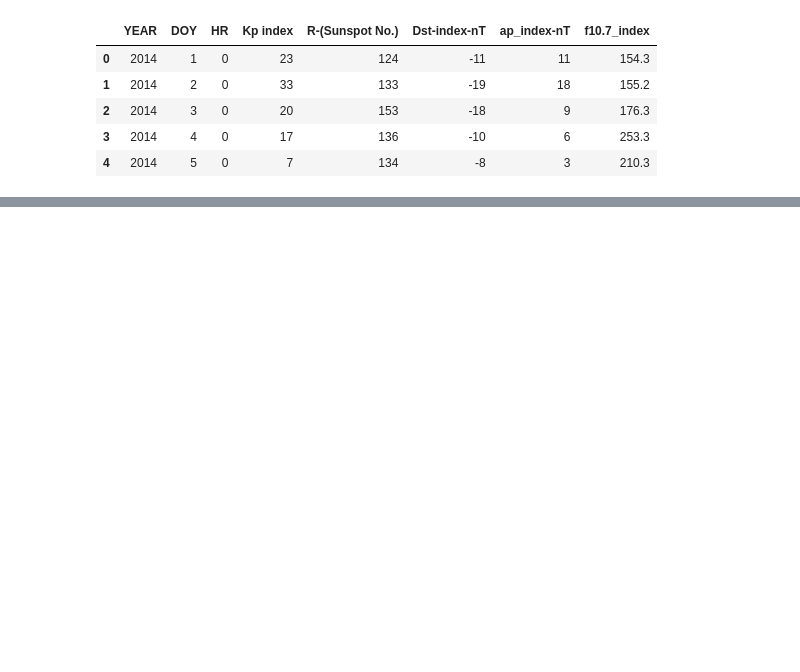
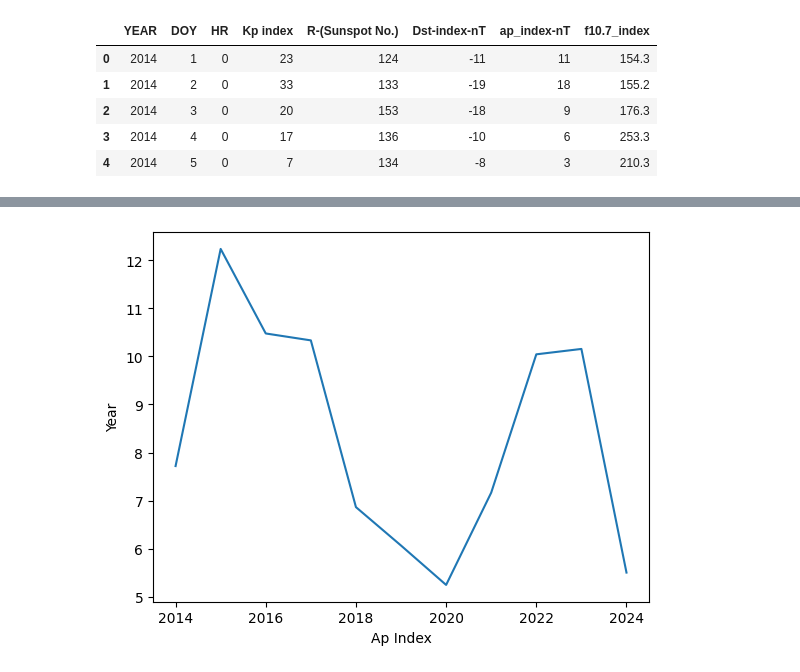
Before and after one commit to chinmayiacharya003/Ionospheric-TEC-predictions, a Jupyter notebook: DA.ipynb, the cells around one changed output, grey strips where cells are left out. Saved outputs shown, nothing was run; the diff lists cells and outputs as text; code cells hidden in the pictures; blank space fills up the shorter version.

```diff
--- a/DA.ipynb
+++ b/DA.ipynb
@@ -13,0 +40,8 @@ df.head()
+# %%
+ap_index_yearly = df.groupby(df['YEAR'])['ap_index-nT'].mean()
+plt.plot(ap_index_yearly.index, ap_index_yearly.values)
+plt.xlabel('Ap Index')
+plt.ylabel('Year')
+plt.show()
+# %% [output]
+[figure, added]
```
Also changed, not shown: parts of 11 cells of this notebook.
